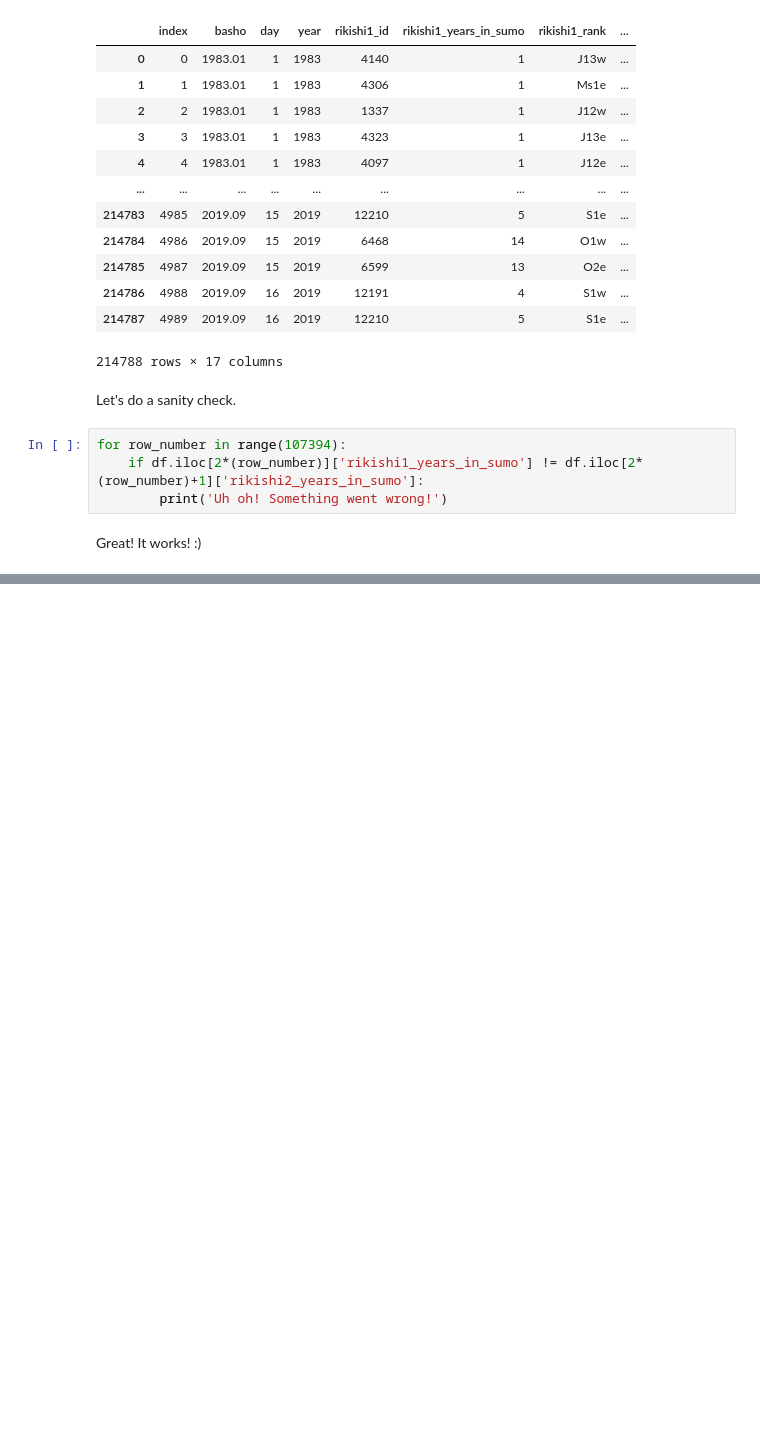
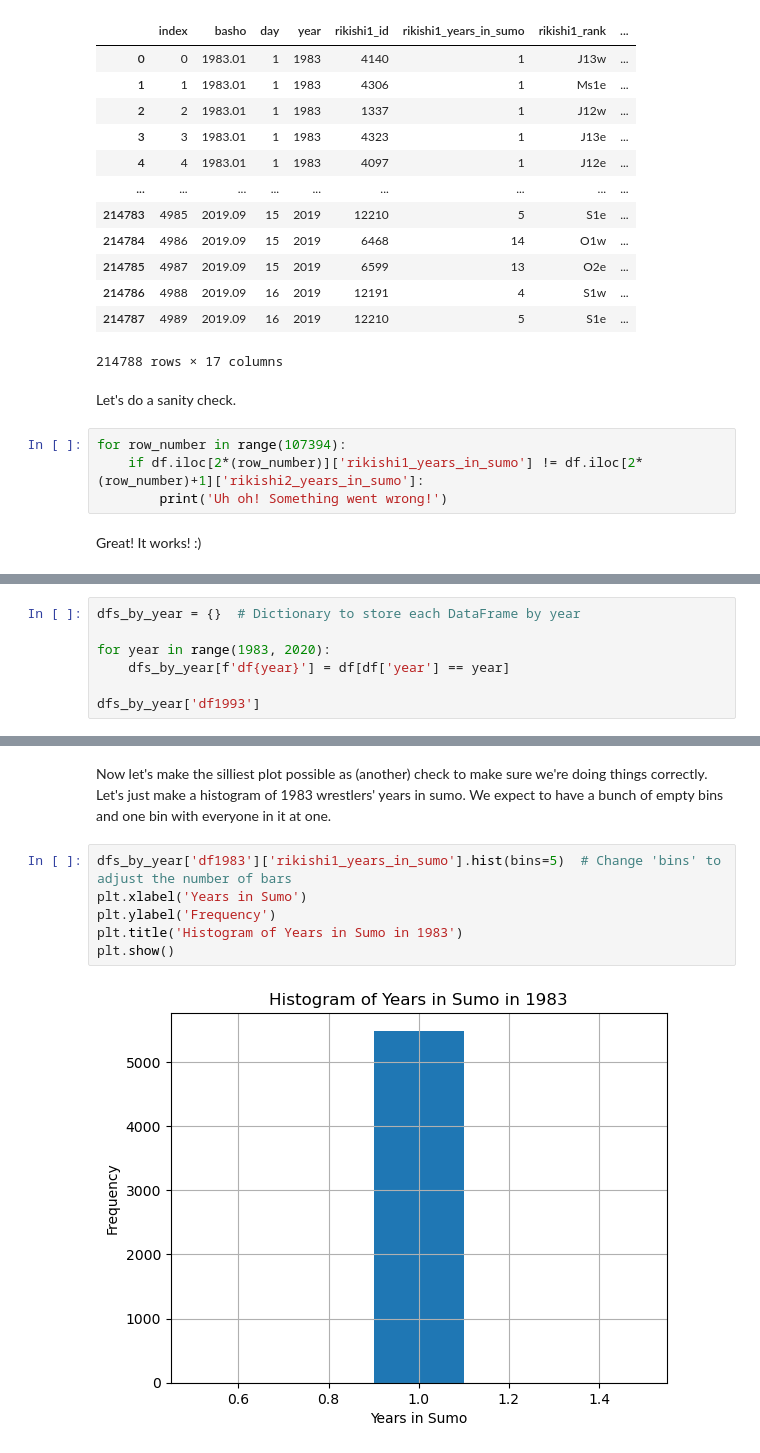
Before and after one commit to kyla-pohl/Erdos-Institute-Fall-2024-Project-Sumo, a Jupyter notebook: Pohl_11.4.24.ipynb, the cells around one changed output, grey strips where cells are left out. Saved outputs shown, nothing was run; the diff lists cells and outputs as text; blank space fills up the shorter version.

Commit message:
Added histograms

```diff
--- a/Pohl_11.4.24.ipynb
+++ b/Pohl_11.4.24.ipynb
@@ -181,0 +187,7 @@ Great! It works! :)
+# %%
+dfs_by_year = {}  # Dictionary to store each DataFrame by year
+
+for year in range(1983, 2020):
+    dfs_by_year[f'df{year}'] = df[df['year'] == year]
+
+dfs_by_year['df1993']
@@ -181,0 +208,10 @@ Great! It works! :)
+# %% [markdown]
+Now let's make the silliest plot possible as (another) check to make sure we're doing things correctly. Let's just make a histogram of 1983 wrestlers' years in sumo. We expect to have a bunch of empty bins and one bin with everyone in it at one.
+# %%
+dfs_by_year['df1983']['rikishi1_years_in_sumo'].hist(bins=5)  # Change 'bins' to adjust the number of bars
+plt.xlabel('Years in Sumo')
+plt.ylabel('Frequency')
+plt.title('Histogram of Years in Sumo in 1983')
+plt.show()
+# %% [output]
+[figure, added]
```
Also changed, not shown: parts of 11 cells of this notebook.
